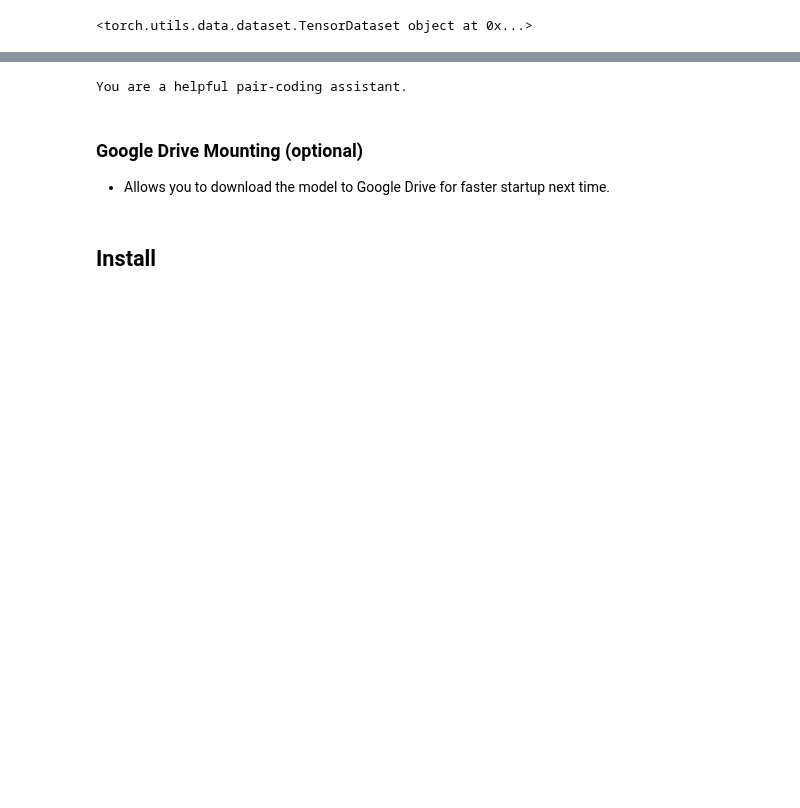
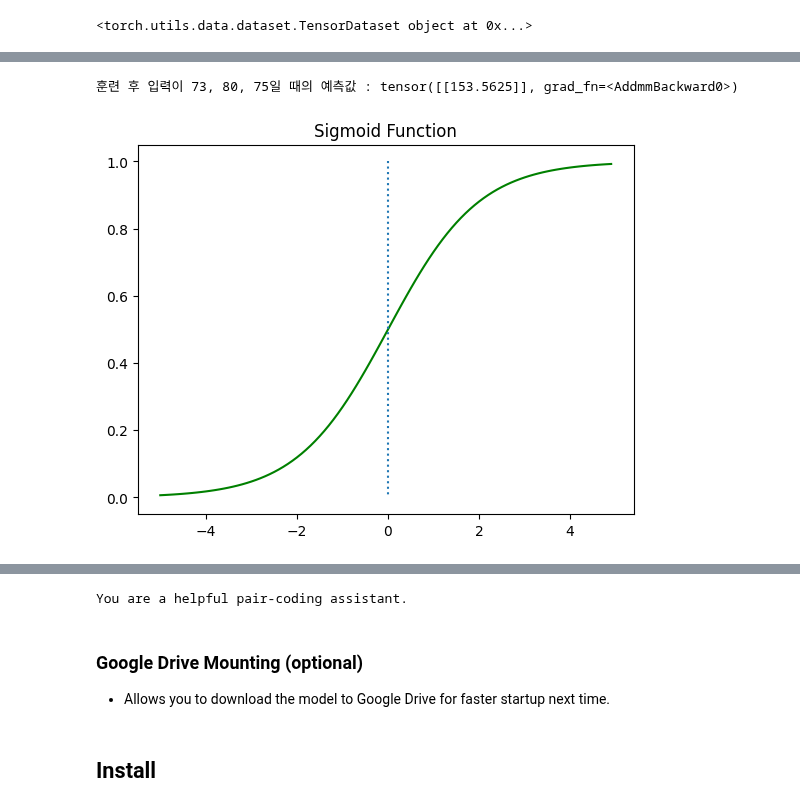
Before and after one commit to abeliansw/minGPT, a Jupyter notebook: Colab_Code_Llama_test.ipynb, the cells around one changed output, grey strips where cells are left out. Cells and saved outputs as stored; diff of their text form; code cells hidden in the pictures; blank space fills up the shorter version.

```diff
--- a/Colab_Code_Llama_test.ipynb
+++ b/Colab_Code_Llama_test.ipynb
@@ -1267,0 +1375,8 @@ print("훈련 후 입력이 73, 80, 75일 때의 예측값 :", pred_y)
+# %%
+# 임의의 입력 [73, 80, 75]를 선언
+new_var =  torch.FloatTensor([[73, 80, 75]])
+# 입력한 값 [73, 80, 75]에 대해서 예측값 y를 리턴받아서 pred_y에 저장
+pred_y = model(new_var)
+print("훈련 후 입력이 73, 80, 75일 때의 예측값 :", pred_y)
+# %% [output]
+훈련 후 입력이 73, 80, 75일 때의 예측값 : tensor([[153.5625]], grad_fn=<AddmmBackward0>)
@@ -1267,0 +1394,13 @@ print("훈련 후 입력이 73, 80, 75일 때의 예측값 :", pred_y)
+# %%
+def sigmoid(x):
+  return 1/(1+np.exp(-x))
+# %%
+x = np.arange(-5.0, 5.0, 0.1)
+y = sigmoid(x)
+
+plt.plot(x, y, 'g')
+plt.plot([0,0],[1.0,0.0], ':') # 가운데 점선 추가
+plt.title('Sigmoid Function')
+plt.show()
+# %% [output]
+[figure, added]
```
Also changed, not shown: parts of 55 cells of this notebook.
